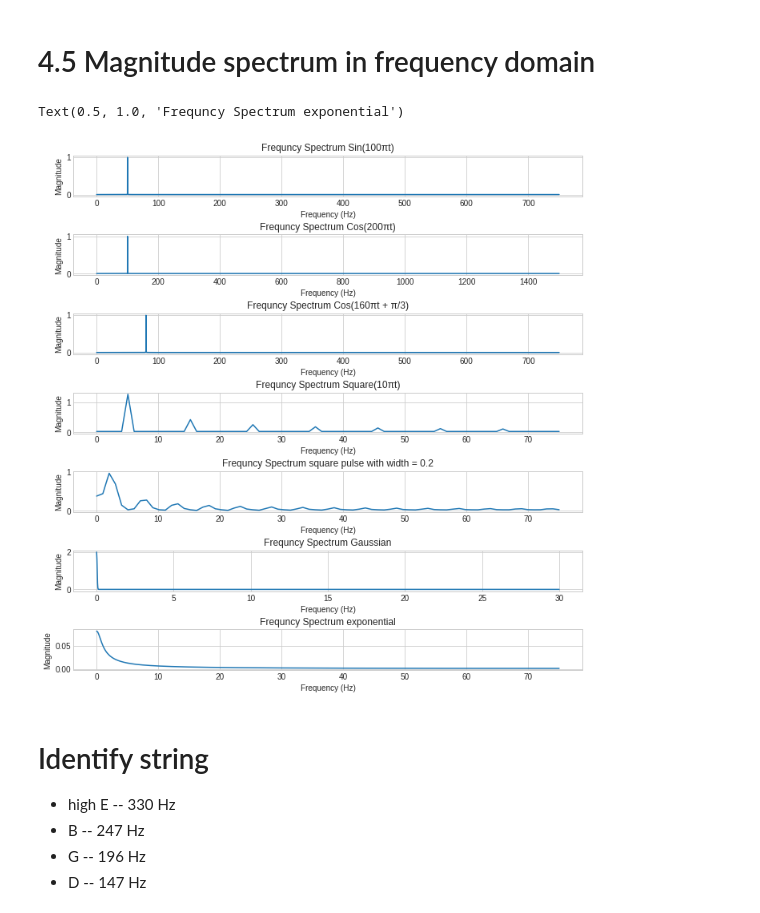
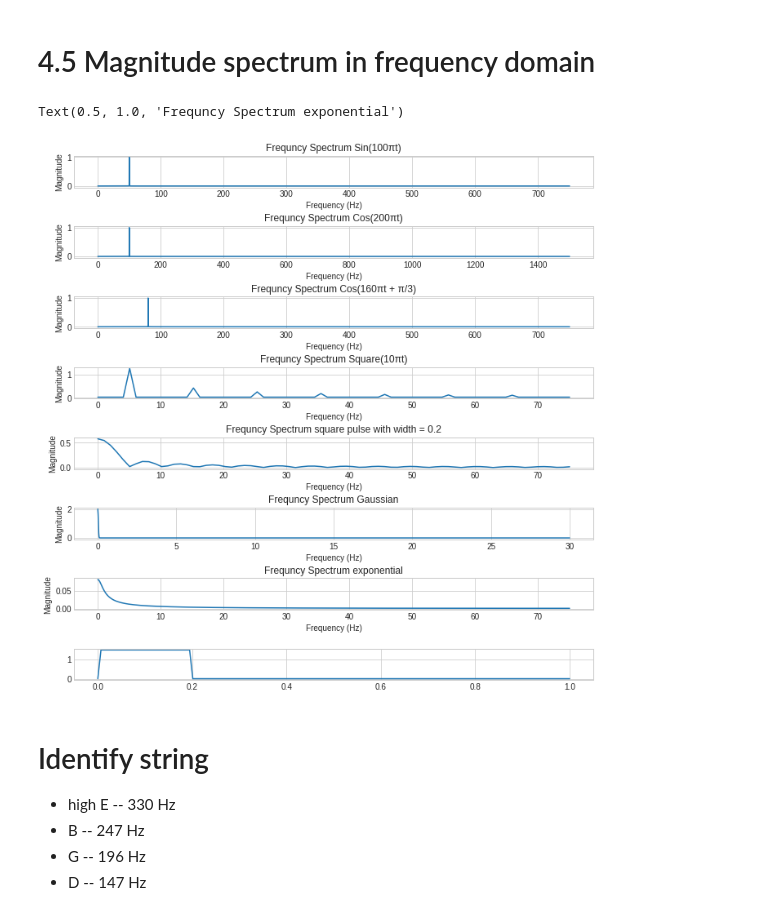
Before and after one commit to akraradets/2020AugSignalProcessing, a Jupyter notebook: lab/lab-1/lab1.ipynb, the cells around one changed output. Cells and saved outputs as stored; diff of their text form; code cells hidden in the pictures.

```diff
--- a/lab/lab-1/lab1.ipynb
+++ b/lab/lab-1/lab1.ipynb
@@ -335,7 +335,7 @@ Power:  17.75
 # 4.5 Magnitude spectrum in frequency domain
 # %%
 from numpy.fft import fft
-fig, ax = createSubplot(7)
+fig, ax = createSubplot(8)
 # 1. Sin(100πt) with sampling frequency Fs=1500 Hz and for a duration of 10s
 fs = 1500 # Hz
 duration = 10 # second
@@ -395,9 +395,14 @@ fs = 150 # Hz
 duration = 1 # second
 sampling = fs*duration
 t = np.linspace(0,duration,sampling)
-s1 = signal.square(5 * pi * t)
+s1 = signal.square(5 * pi * t) + 1 / 2
+# 1 pulse
+s1[0] = 0
+s1[int(fs*0.2):] = 0
+
 z1 = np.abs(fft(s1))[0:(sampling)//2]
 f1 = np.linspace(0,fs/2, sampling//2)
+ax[7].plot(t,s1)
 ax[4].plot(f1,z1/(sampling/2))
 ax[4].set_xlabel('Frequency (Hz)')
 ax[4].set_ylabel('Magnitude')
@@ -409,34 +414,34 @@ duration = 50 # second
 sampling = fs*duration
 t = np.linspace(-50,duration,sampling)
 s1 = []
 for i in t:
     s1.append((1/np.sqrt(2*pi*0.01)) * np.exp((-1 * (i * i))/2*0.01  ))
 z1 = np.abs(fft(s1))[0:(sampling)//2]
 f1 = np.linspace(0,fs/2, sampling//2)
 # ax[5].plot(t,s1)
 ax[5].plot(f1,z1/(sampling/2))
 ax[5].set_xlabel('Frequency (Hz)')
 ax[5].set_ylabel('Magnitude')
 ax[5].set_title('Frequncy Spectrum Gaussian')
 
 # 7. An exponential function with x = 2e^−5t and Fs= 150Hz
 fs = 150 # Hz
 duration = 10 # second
 sampling = fs*duration
 t = np.linspace(0,duration,sampling)
 s1 = []
 for i in t:
     s1.append( 2 * np.exp(-5*i) )
 z1 = np.abs(fft(s1))[0:(sampling)//2]
 f1 = np.linspace(0,fs/2, sampling//2)
 # ax[6].plot(t,s1)
 ax[6].plot(f1,z1/(sampling/2))
 ax[6].set_xlabel('Frequency (Hz)')
 ax[6].set_ylabel('Magnitude')
 ax[6].set_title('Frequncy Spectrum exponential')
 # %% [output]
 Text(0.5, 1.0, 'Frequncy Spectrum exponential')
-[figure, old version]
+[figure, new version]
 # %% [markdown]
 # Identify string
 - high E -- 330 Hz
```
Also changed, not shown: parts of 1 cell of this notebook, 2 other files.
